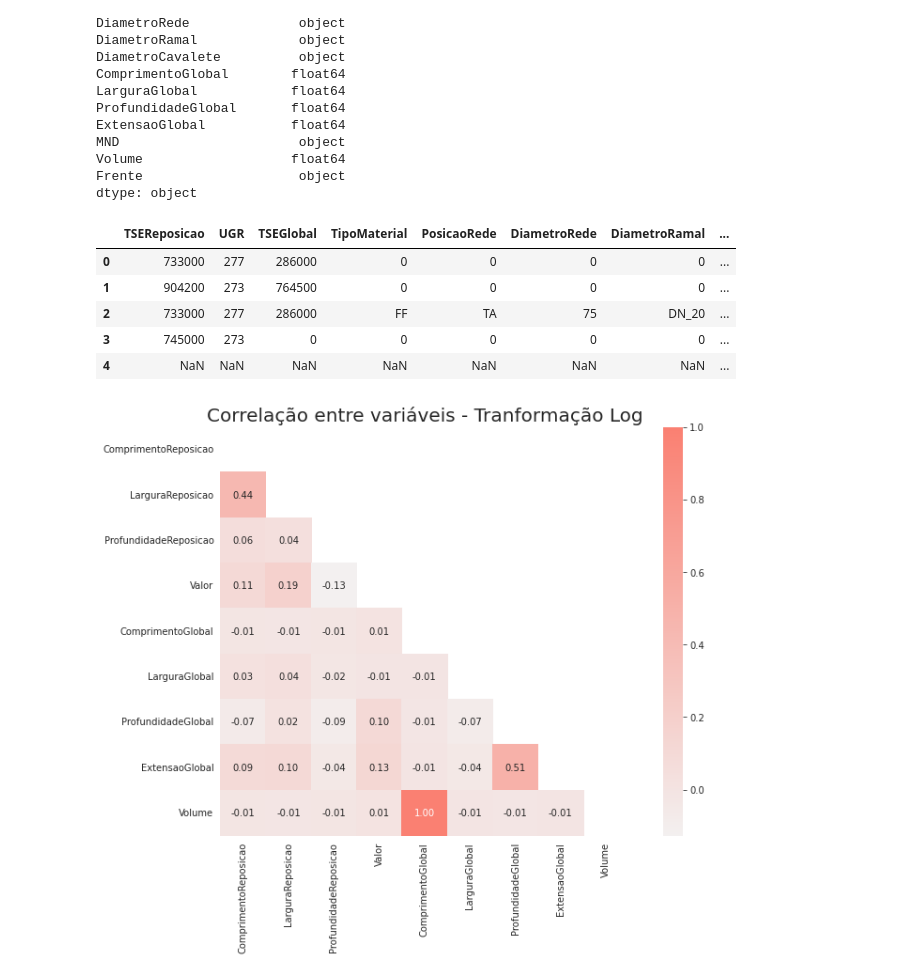
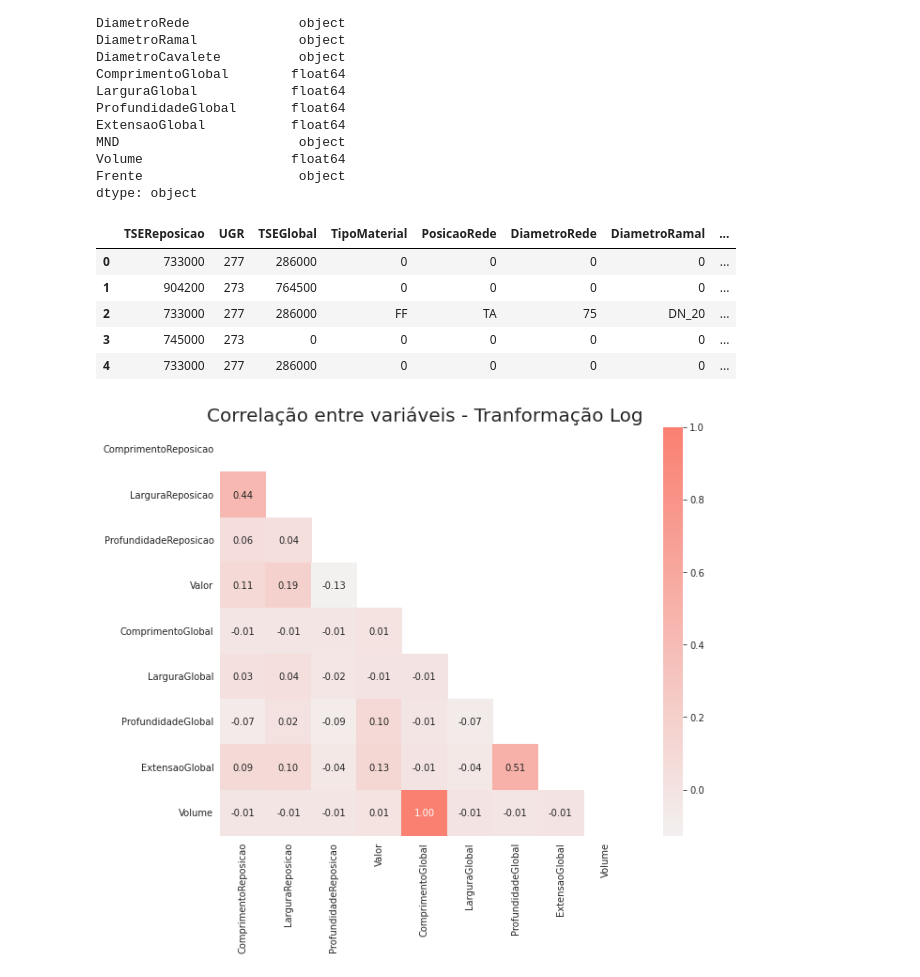
Before and after one commit to eeyamazaki/soebe, a Jupyter notebook: modelo_preditivo_soebe.ipynb, the cells around one changed output. Saved outputs shown, nothing was run; the diff lists cells and outputs as text; code cells hidden in the pictures.

```diff
--- a/modelo_preditivo_soebe.ipynb
+++ b/modelo_preditivo_soebe.ipynb
@@ -1056,15 +1056,15 @@ dados_transformados = transformer.transform(treino.select_dtypes(exclude=['objec
 # %%
 colunas_dados_tranformados = treino.select_dtypes(exclude=['object']).columns
 
-df_transformado = pd.concat([treino.select_dtypes(include=['object']), pd.DataFrame(dados_transformados, columns=colunas_dados_tranformados)], axis=1)
+df_transformado = pd.concat([treino.select_dtypes(include=['object']).reset_index(drop=True), pd.DataFrame(dados_transformados, columns=colunas_dados_tranformados).reset_index(drop=True)], axis=1)
 df_transformado.head()
 # %% [output]
 |  | TSEReposicao | UGR | TSEGlobal | TipoMaterial | PosicaoRede | DiametroRede | DiametroRamal | ... |
 | 0 | 733000 | 277 | 286000 | 0 | 0 | 0 | 0 | ... |
 | 1 | 904200 | 273 | 764500 | 0 | 0 | 0 | 0 | ... |
 | 2 | 733000 | 277 | 286000 | FF | TA | 75 | DN_20 | ... |
 | 3 | 745000 | 273 | 0 | 0 | 0 | 0 | 0 | ... |
-| 4 | NaN | NaN | NaN | NaN | NaN | NaN | NaN | ... |
+| 4 | 733000 | 277 | 286000 | 0 | 0 | 0 | 0 | ... |
 # %%
 # Correlação pós-transformação:
 
```
Also changed, not shown: parts of 33 cells of this notebook.
